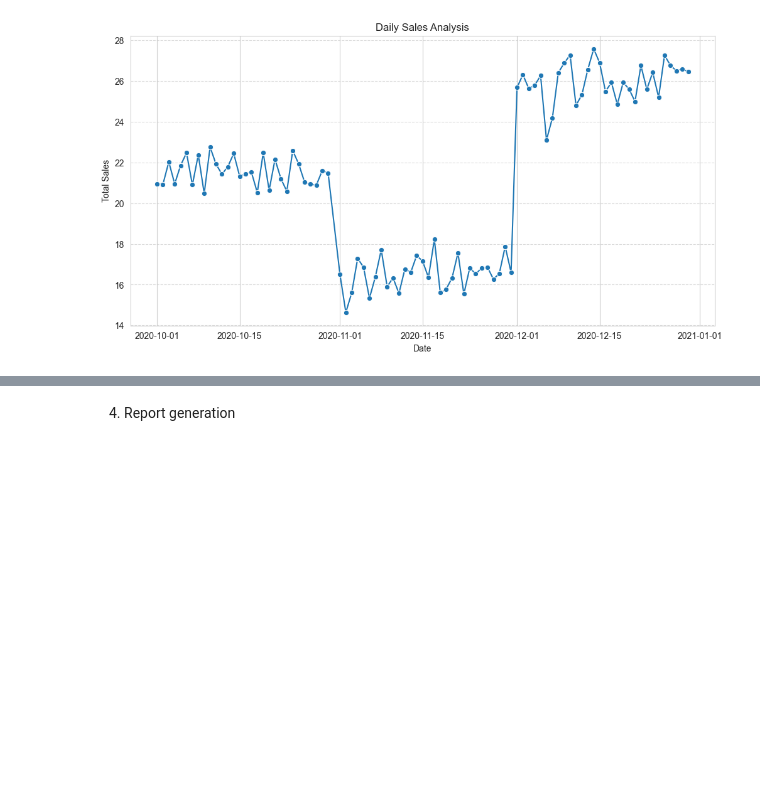
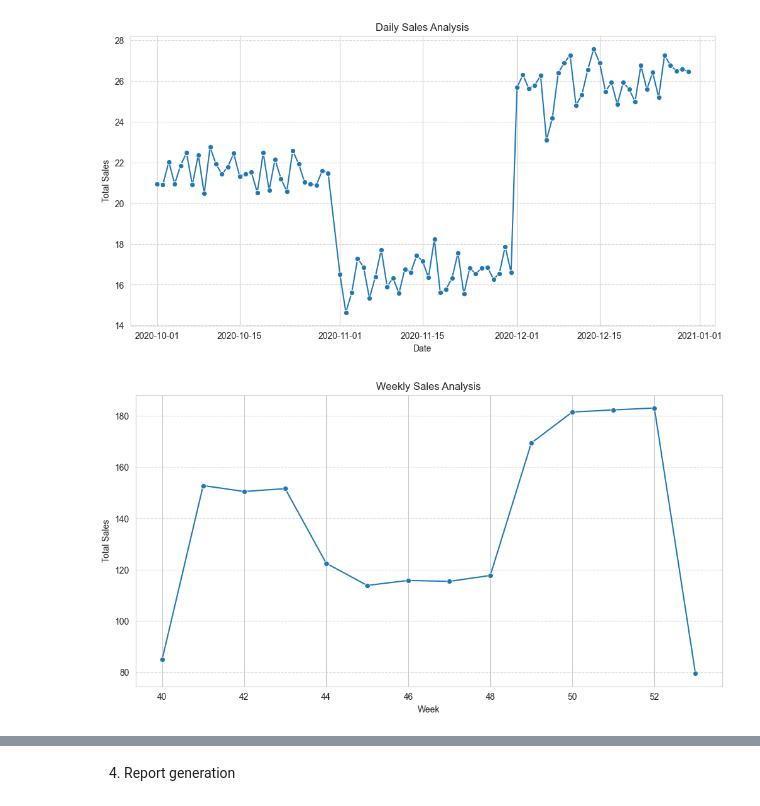
Before and after one commit to srinipar/AILabs, a Jupyter notebook: AIMLIIT/Projects/DS_Sales Analysis/SalesAnalysis.ipynb, the cells around one changed output, grey strips where cells are left out. Saved outputs shown, nothing was run; the diff lists cells and outputs as text; code cells hidden in the pictures; blank space fills up the shorter version.

```diff
--- a/AIMLIIT/Projects/DS_Sales Analysis/SalesAnalysis.ipynb
+++ b/AIMLIIT/Projects/DS_Sales Analysis/SalesAnalysis.ipynb
@@ -374,3 +374,18 @@ plt.grid(axis="y", linestyle="--", alpha=0.7 )
 plt.show() #Display the plot on the screen.
 # %% [output]
 [figure]
+# %%
+#weekly Sales Analysis
+weekly_sales=df_SalesData.groupby("Week")["Sales"].sum().reset_index() #Group the sales data by "Week" and calculate the total sales for each week.
+
+plt.figure(figsize=(12,6))
+sns.lineplot(data=weekly_sales, x="Week", y="Sales", marker='o', estimator=None) #Create a line plot using seaborn's lineplot function,
+
+plt.title("Weekly Sales Analysis")
+
+plt.xlabel("Week")
+plt.ylabel("Total Sales")
+plt.grid(axis="y", linestyle="--", alpha=0.7 )
+plt.show() #Display the plot on the screen.
+# %% [output]
+[figure, added]
```
Also changed, not shown: parts of 2 cells of this notebook.
